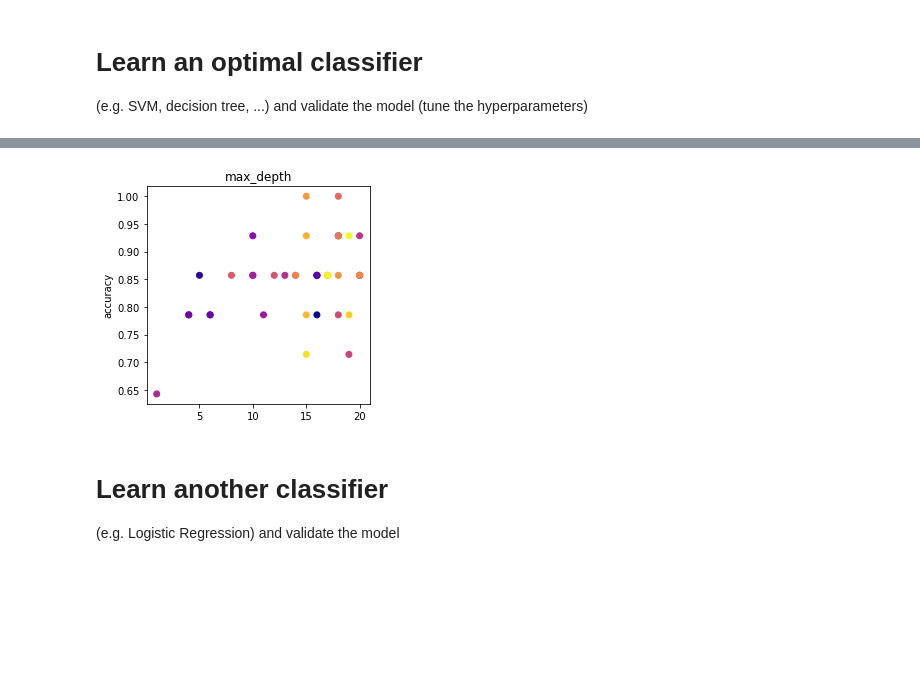
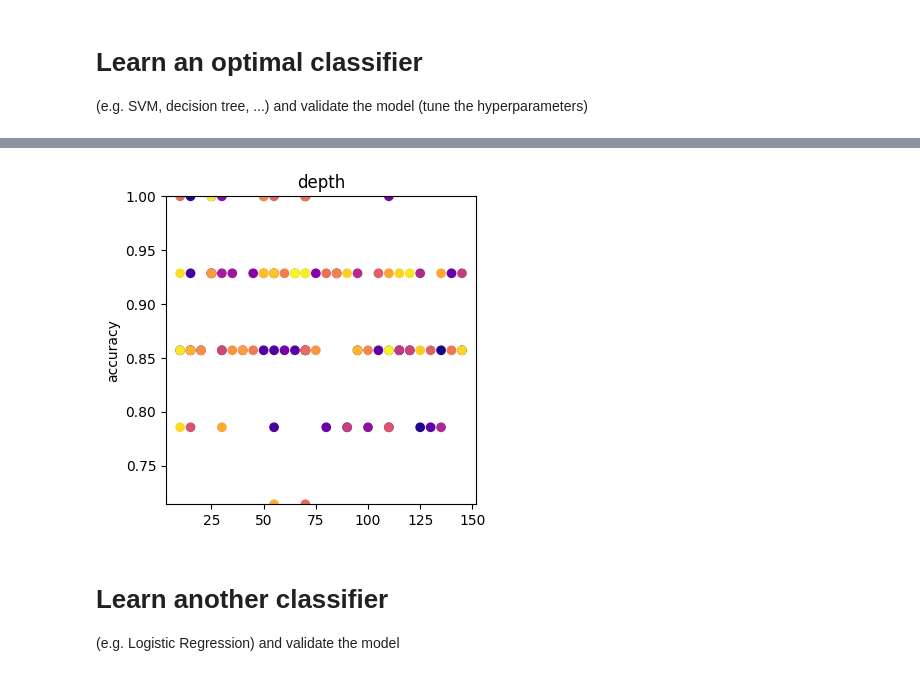
Before and after one commit to Sjoerd-de-Witte/Machine-Learning-2023, a Jupyter notebook: 3_6_Kaggle_Heart_Disease_Challenge.ipynb, the cells around one changed output, grey strips where cells are left out. Saved outputs shown, nothing was run; the diff lists cells and outputs as text; code cells hidden in the pictures; blank space fills up the shorter version.

```diff
--- a/3_6_Kaggle_Heart_Disease_Challenge.ipynb
+++ b/3_6_Kaggle_Heart_Disease_Challenge.ipynb
@@ -105,8 +93,8 @@ ValueError: ignored
 # %%
 # plot the hyperparameters
-# Enter your code here
+study.plot_hyperparameters()
 # %% [output]
-[figure, old version]
+[figure, new version]
 # %% [markdown]
 # Learn another classifier
 
```
Also changed, not shown: parts of 6 cells of this notebook.
